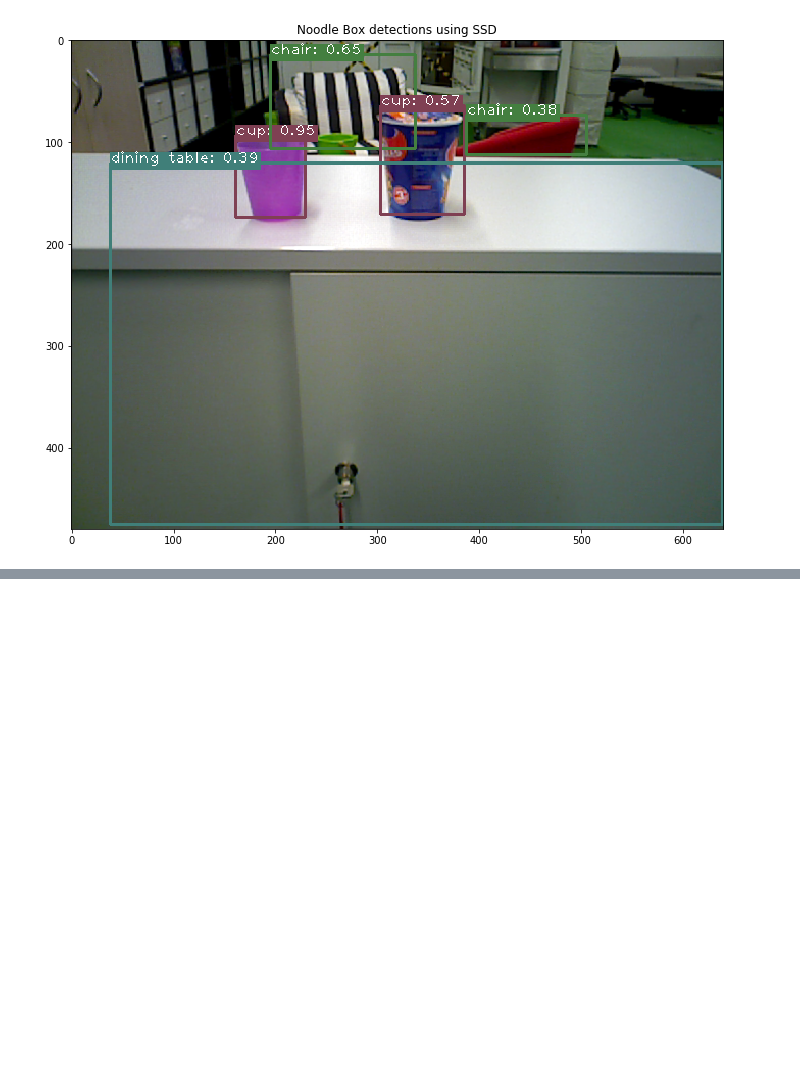
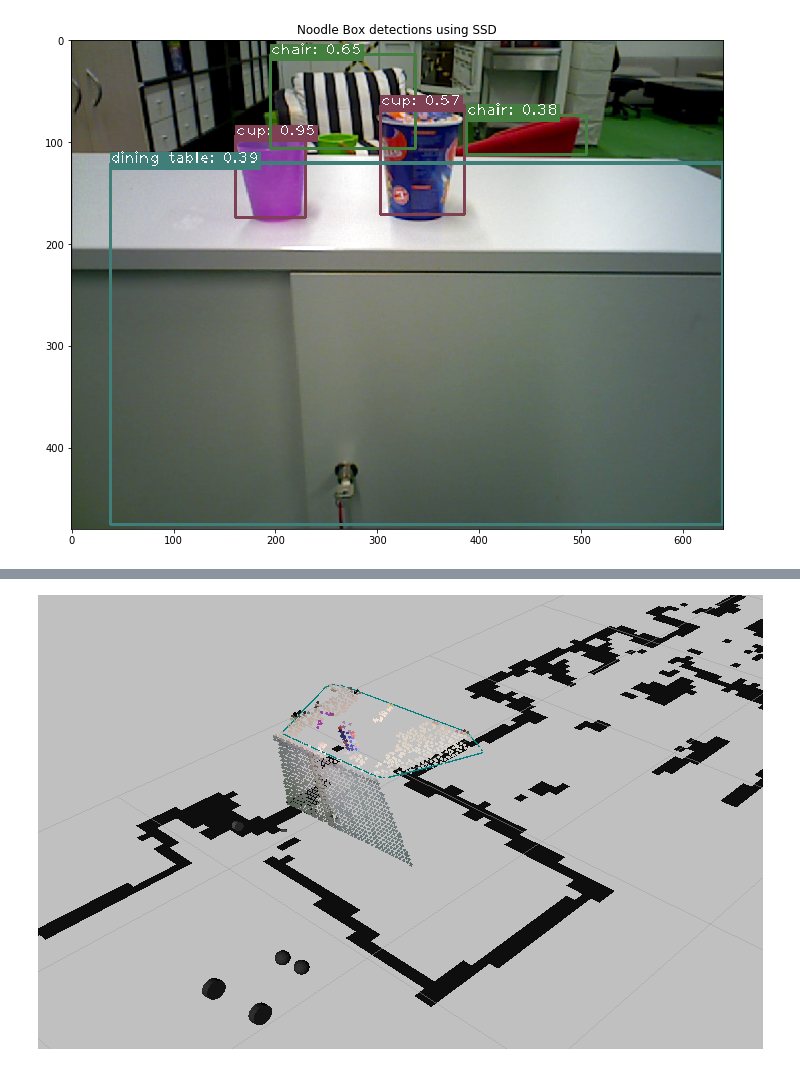
Before and after one commit to b-it-bots/mas_tutorials, a Jupyter notebook: domestic_robotics/perception.ipynb, the cells around one changed output, grey strips where cells are left out. Saved outputs shown, nothing was run; the diff lists cells and outputs as text; code cells hidden in the pictures; blank space fills up the shorter version.

```diff
--- a/domestic_robotics/perception.ipynb
+++ b/domestic_robotics/perception.ipynb
@@ -223,0 +292,4 @@ display_image(ssd_image, 12, 'Noodle Box detections using SSD')
+# %%
+display.Image('images/pointcloud_plane_marker.png')
+# %% [output]
+[figure, added]
```
Also changed, not shown: parts of 11 cells of this notebook, 4 other files.
